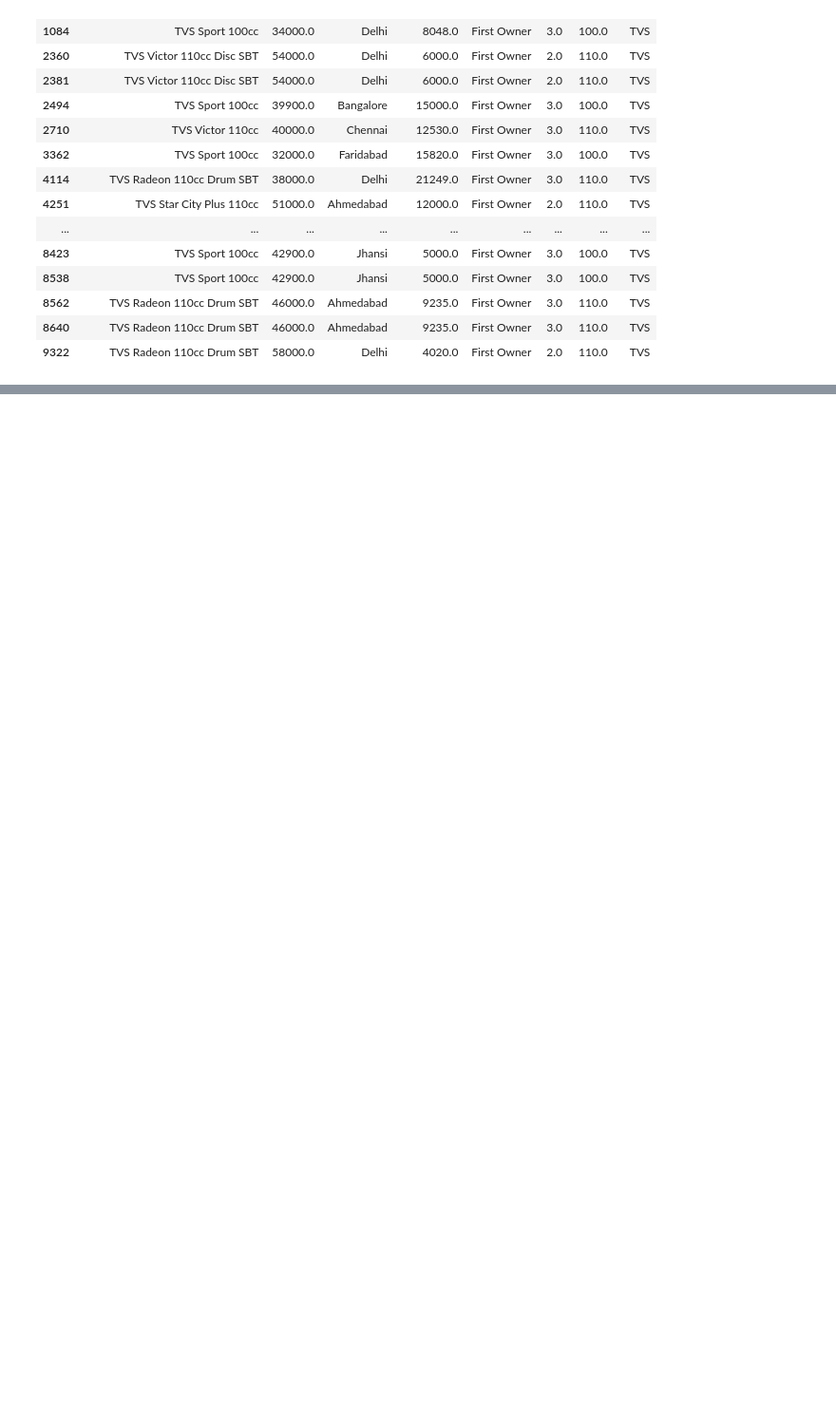
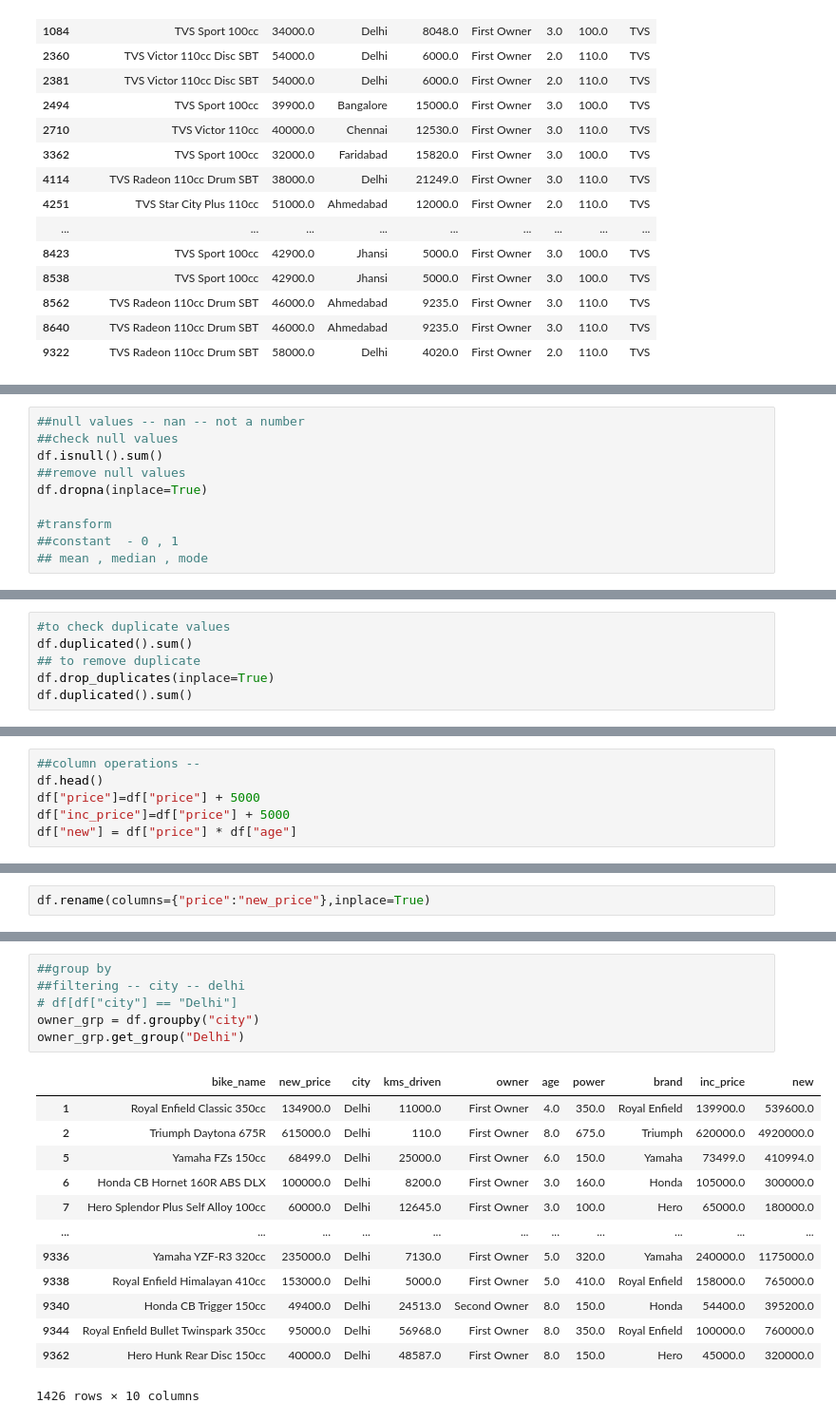
Before and after one commit to jaikrishann/6-month-Data-Sci-Training, a Jupyter notebook: divya/LIB/pandas.ipynb, the cells around one changed output, grey strips where cells are left out. Shown: that part at 95% size. Drawn from its saved outputs; the diff is of its cells as text; blank space fills up the shorter version.

```diff
--- a/divya/LIB/pandas.ipynb
+++ b/divya/LIB/pandas.ipynb
@@ -267,0 +273,10 @@ df[(df["brand"] == "TVS") &  (df["age"] <= 3) &  (df["power"] <= 110)]
+# %%
+##null values -- nan -- not a number
+##check null values
+df.isnull().sum()
+##remove null values
+df.dropna(inplace=True)
+
+#transform
+##constant  - 0 , 1
+## mean , median , mode
@@ -267,0 +297,6 @@ df[(df["brand"] == "TVS") &  (df["age"] <= 3) &  (df["power"] <= 110)]
+# %%
+#to check duplicate values
+df.duplicated().sum()
+## to remove duplicate
+df.drop_duplicates(inplace=True)
+df.duplicated().sum()
@@ -267,0 +368,6 @@ df[(df["brand"] == "TVS") &  (df["age"] <= 3) &  (df["power"] <= 110)]
+# %%
+##column operations --
+df.head()
+df["price"]=df["price"] + 5000
+df["inc_price"]=df["price"] + 5000
+df["new"] = df["price"] * df["age"]
@@ -267,0 +401,2 @@ df[(df["brand"] == "TVS") &  (df["age"] <= 3) &  (df["power"] <= 110)]
+# %%
+df.rename(columns={"price":"new_price"},inplace=True)
@@ -267,0 +412,20 @@ df[(df["brand"] == "TVS") &  (df["age"] <= 3) &  (df["power"] <= 110)]
+# %%
+##group by
+##filtering -- city -- delhi
+# df[df["city"] == "Delhi"]
+owner_grp = df.groupby("city")
+owner_grp.get_group("Delhi")
+# %% [output]
+|  | bike_name | new_price | city | kms_driven | owner | age | power | brand | inc_price | new |
+| 1 | Royal Enfield Classic 350cc | 134900.0 | Delhi | 11000.0 | First Owner | 4.0 | 350.0 | Royal Enfield | 139900.0 | 539600.0 |
+| 2 | Triumph Daytona 675R | 615000.0 | Delhi | 110.0 | First Owner | 8.0 | 675.0 | Triumph | 620000.0 | 4920000.0 |
+| 5 | Yamaha FZs 150cc | 68499.0 | Delhi | 25000.0 | First Owner | 6.0 | 150.0 | Yamaha | 73499.0 | 410994.0 |
+| 6 | Honda CB Hornet 160R ABS DLX | 100000.0 | Delhi | 8200.0 | First Owner | 3.0 | 160.0 | Honda | 105000.0 | 300000.0 |
+| 7 | Hero Splendor Plus Self Alloy 100cc | 60000.0 | Delhi | 12645.0 | First Owner | 3.0 | 100.0 | Hero | 65000.0 | 180000.0 |
+| ... | ... | ... | ... | ... | ... | ... | ... | ... | ... | ... |
+| 9336 | Yamaha YZF-R3 320cc | 235000.0 | Delhi | 7130.0 | First Owner | 5.0 | 320.0 | Yamaha | 240000.0 | 1175000.0 |
+| 9338 | Royal Enfield Himalayan 410cc | 153000.0 | Delhi | 5000.0 | First Owner | 5.0 | 410.0 | Royal Enfield | 158000.0 | 765000.0 |
+| 9340 | Honda CB Trigger 150cc | 49400.0 | Delhi | 24513.0 | Second Owner | 8.0 | 150.0 | Honda | 54400.0 | 395200.0 |
+| 9344 | Royal Enfield Bullet Twinspark 350cc | 95000.0 | Delhi | 56968.0 | First Owner | 8.0 | 350.0 | Royal Enfield | 100000.0 | 760000.0 |
+| 9362 | Hero Hunk Rear Disc 150cc | 40000.0 | Delhi | 48587.0 | First Owner | 8.0 | 150.0 | Hero | 45000.0 | 320000.0 |
+1426 rows × 10 columns
```
Also changed, not shown: parts of 12 cells of this notebook, 2 other files.
